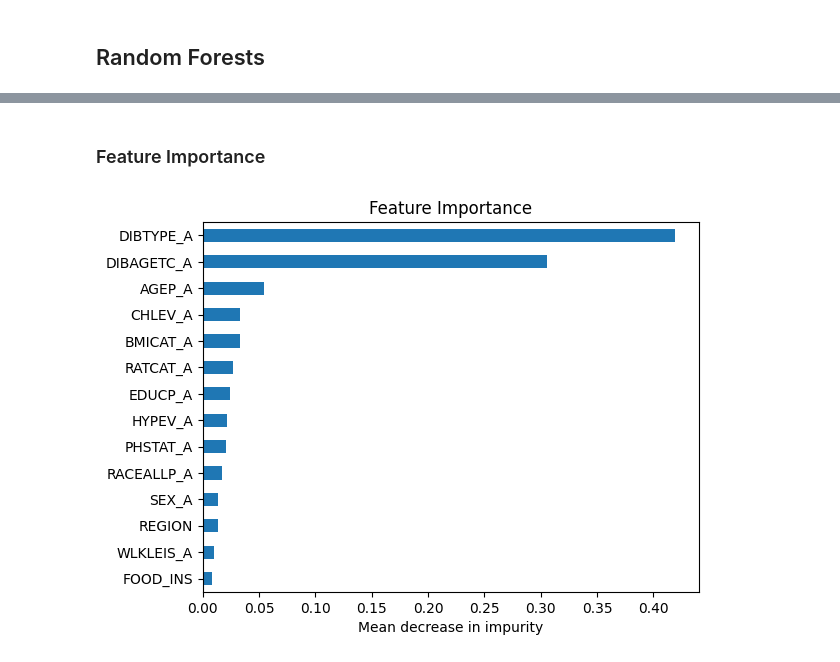
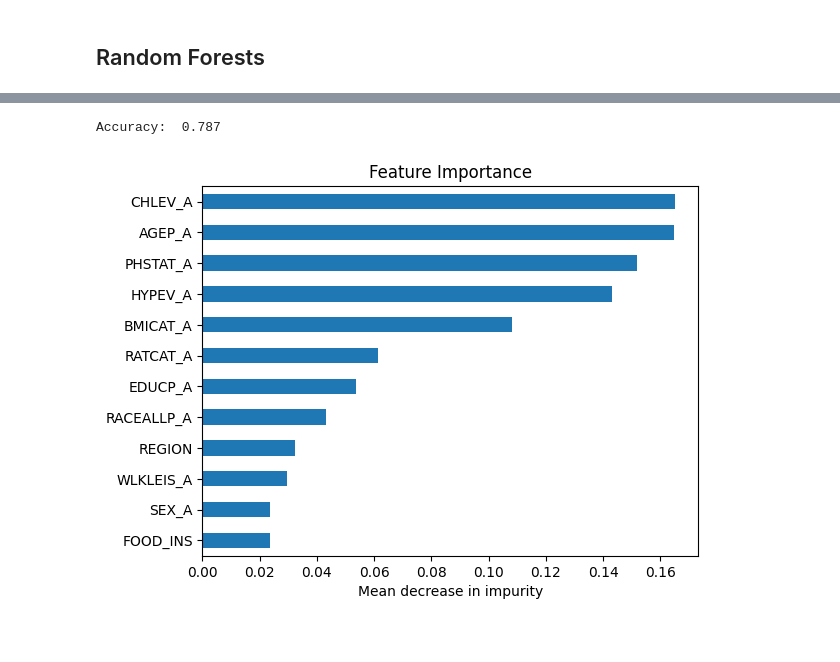
Before and after one commit to nladocsi/DS3001_F25_Project, a Jupyter notebook: Milestone3.ipynb, the cells around one changed output, grey strips where cells are left out. Saved outputs shown, nothing was run; the diff lists cells and outputs as text; code cells hidden in the pictures.

Commit message:
Changing to classifier -Molly

```diff
--- a/Milestone3.ipynb
+++ b/Milestone3.ipynb
@@ -252,22 +268,22 @@ df_train.head()
 # %%
 T = 1000
 m_depth =10
-Rsq = np.zeros(T)
+acc = np.zeros(T)
 y_test_hat = np.zeros((T, N_test))
 
 X_train = df_train.drop(columns='DIAB_ANY', axis=1)
-y_train = np.arcsinh(df_train['DIAB_ANY'])
+y_train = (df_train['DIAB_ANY'])
 X_test = df_test.drop(columns='DIAB_ANY', axis=1)
-y_test = np.arcsinh(df_test['DIAB_ANY'])
+y_test = (df_test['DIAB_ANY'])
 
-drop_variables = ['GESDIB_A', 'PREDIB_A', 'DIBEV_A', 'DIABTYPE_A', 'DIBAGETC_A']
+drop_variables = ['DIBTYPE_A', 'DIBAGETC_A']
 X_train = X_train.drop(drop_variables, axis=1)
 X_test = X_test.drop(drop_variables, axis=1)
 
 for s in range(T):
   df_s = df_train.sample(frac=1, replace=True)
   X_s = df_s.drop(columns='DIAB_ANY', axis=1)
-  y_s = np.arcsinh(df_s['DIAB_ANY'])
+  y_s = (df_s['DIAB_ANY'])
 
   X_s = X_s.drop(drop_variables, axis=1)
 
@@ -329,11 +322,18 @@ sns.kdeplot(x=residual).set(title='Residuals')
-# %% [markdown]
-### Feature Importance
 # %%
-# Variable importance plot:
+from sklearn.ensemble import RandomForestClassifier
+
+rf = RandomForestClassifier(max_depth=10, n_estimators=200, random_state=0)
+rf.fit(X_train, y_train)
+
+y_hat_rf = rf.predict(X_test)
+rf_accuracy = accuracy_score(y_test, y_hat_rf)
+print('Accuracy: ', round(rf_accuracy, 3))
+
 feature_importances = pd.Series(rf.feature_importances_, index=X_train.columns )
 feature_importances.sort_values().plot(kind='barh')
 plt.title('Feature Importance')
 plt.xlabel('Mean decrease in impurity')
 plt.show()
 # %% [output]
+Accuracy:  0.787
-[figure, old version]
+[figure, new version]
```
Also changed, not shown: parts of 12 cells of this notebook.
